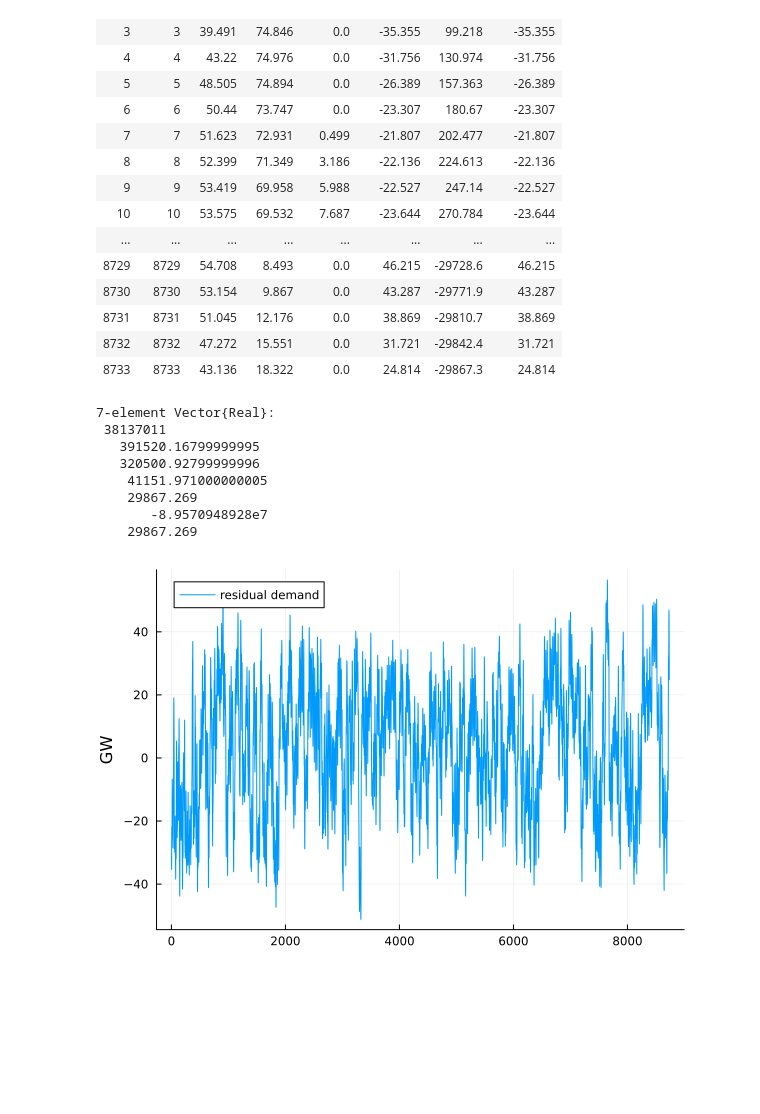
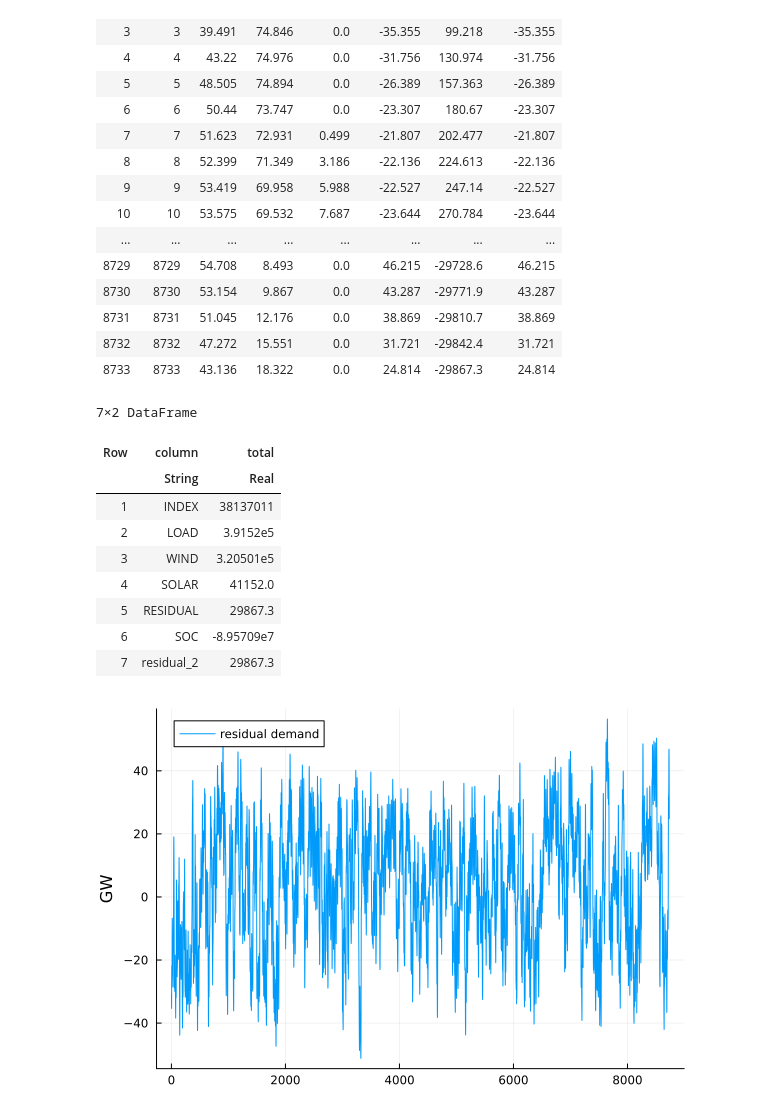
Before and after one commit to GraemeHawker/residual_storage, a Jupyter notebook: single_store.ipynb, the cells around one changed output. Cells and saved outputs as stored; diff of their text form; code cells hidden in the pictures; blank space fills up the shorter version.

```diff
--- a/single_store.ipynb
+++ b/single_store.ipynb
@@ -32,18 +32,19 @@ antares_df
 | 8731 | 8731 | 51.045 | 12.176 | 0.0 | 38.869 | -29810.7 | 38.869 |
 | 8732 | 8732 | 47.272 | 15.551 | 0.0 | 31.721 | -29842.4 | 31.721 |
 | 8733 | 8733 | 43.136 | 18.322 | 0.0 | 24.814 | -29867.3 | 24.814 |
-# %%
-# total energy volumes in each column
-sum.(eachcol(antares_df))
-# %% [output]
-7-element Vector{Real}:
- 38137011
-   391520.16799999995
-   320500.92799999996
-    41151.971000000005
-    29867.269
-       -8.9570948928e7
-    29867.269
+# %%
+DataFrame(column=names(antares_df), total=sum.(eachcol(antares_df)))
+# %% [output]
+7×2 DataFrame
+| Row | column | total |
+|  | String | Real |
+| 1 | INDEX | 38137011 |
+| 2 | LOAD | 3.9152e5 |
+| 3 | WIND | 3.20501e5 |
+| 4 | SOLAR | 41152.0 |
+| 5 | RESIDUAL | 29867.3 |
+| 6 | SOC | -8.95709e7 |
+| 7 | residual_2 | 29867.3 |
 # %%
 # plot residual demand over time
 plot(antares_df[!, :residual_2], label="residual demand", ylabel="GW")
```
Also changed, not shown: parts of 1 cell of this notebook.
